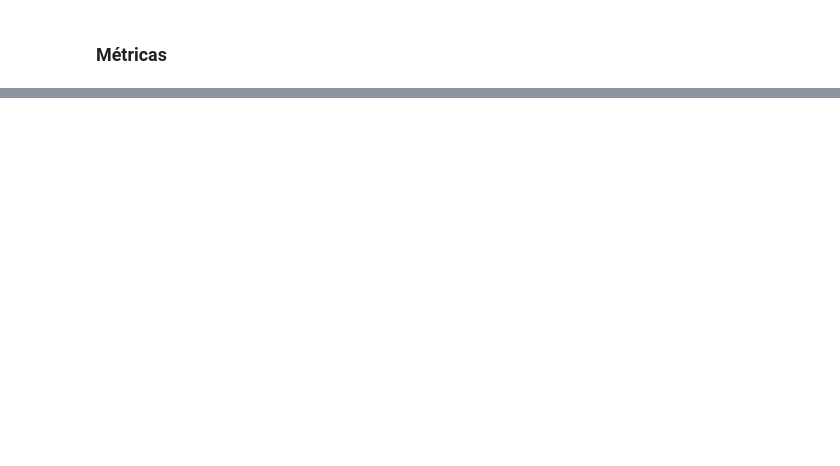
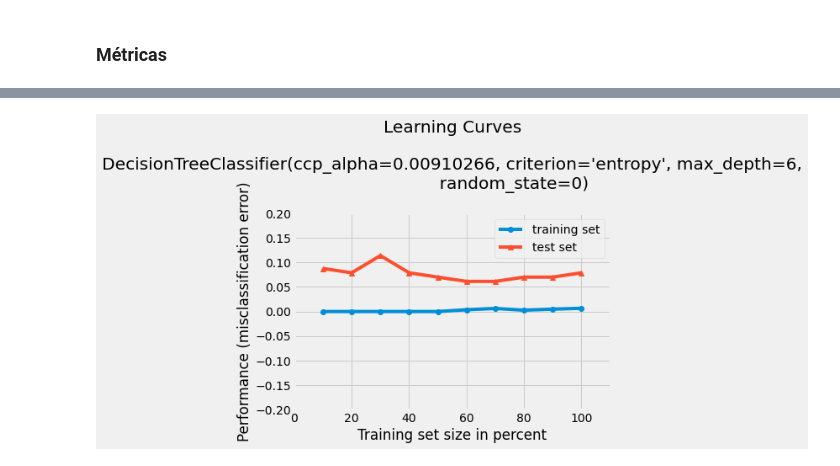
Before and after one commit to A01749448/momento-retroalimentacion-m2-framework, a Jupyter notebook: momentoDeRetroalimentacionM2Framework.ipynb, the cells around one changed output, grey strips where cells are left out. Cells and saved outputs as stored; diff of their text form; code cells hidden in the pictures; blank space fills up the shorter version.

Commit message:
Ajustes Finales

```diff
--- a/momentoDeRetroalimentacionM2Framework.ipynb
+++ b/momentoDeRetroalimentacionM2Framework.ipynb
@@ -505,0 +507,6 @@ feature_importance.plot.bar().set(title = 'Feature Importance')
+# %%
+plot_learning_curves(x_train, y_train, x_test, y_test, finalTree)
+plt.ylim(-0.2, 0.2)
+plt.show()
+# %% [output]
+[figure, added]
```
Also changed, not shown: parts of 17 cells of this notebook.
